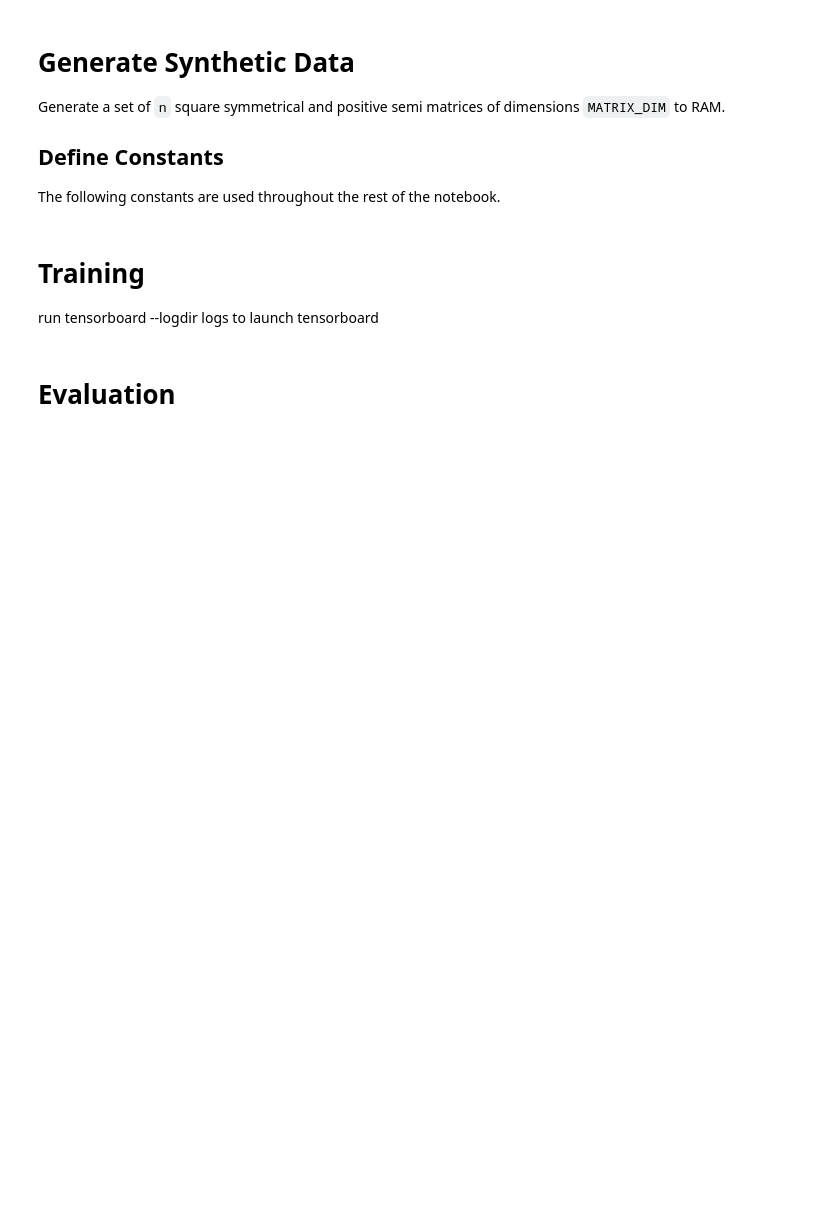
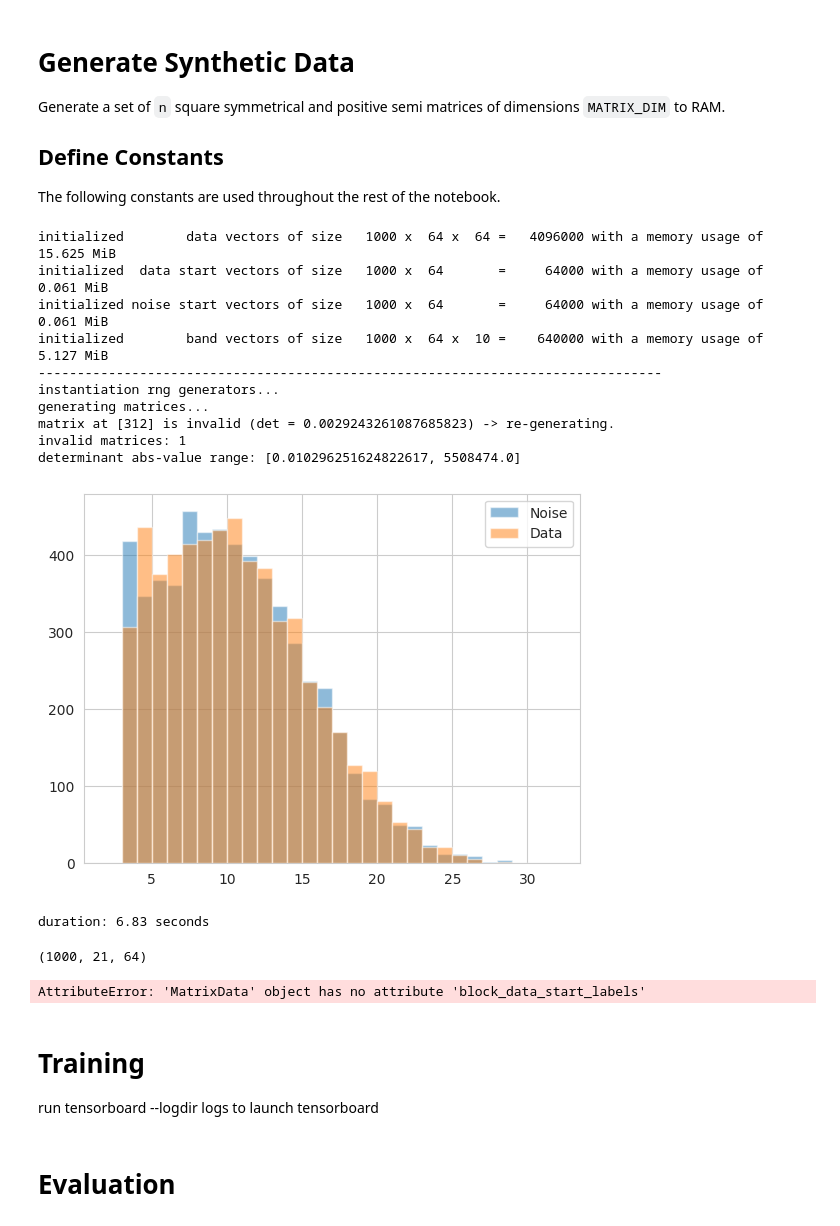
Before and after one commit to 24io/opencampus-ai-project, a Jupyter notebook: testrun.ipynb, the cells around one changed output. Drawn from its saved outputs; the diff is of its cells as text; code cells hidden in the pictures; blank space fills up the shorter version.

Commit message:
update matrix generation in testrun

```diff
--- a/testrun.ipynb
+++ b/testrun.ipynb
@@ -52,7 +58,7 @@ Generate a set of `n` square symmetrical and positive semi matrices of dimension
 The following constants are used throughout the rest of the notebook.
 # %%
 MATRIX_DIM = 64
-NUMBER_OF_MATRICES = 100
+NUMBER_OF_MATRICES = 1000
 DIAGONAL_BAND_RADIUS = 10
 RNG_SEED = 42
 VALUE_COLORBAR = 'rocket'
@@ -84,3 +66,42 @@ test_data = MatrixData(
+# %%
+# Generate matrices
+bgr_noise_value_props = ValueProperties(density_range=(0.3, 0.5), value_range=(0.0, 0.5))
+noise_blk_value_props = ValueProperties(density_range=(0.3, 0.5), value_range=(0.3, 1.0))
+noise_blk_block_props = BlockProperties(size_range=(3, 32), size_average=10, size_std_dev=0.66, gap_chance=0.5)
+tdata_blk_value_props = ValueProperties(density_range=(0.5, 0.7), value_range=(0.3, 1.0))
+tdata_blk_block_props = BlockProperties(size_range=(2, 32), size_average=10, size_std_dev=0.66, gap_chance=0.5)
+
+test_data = MatrixData(
+        dimension=MATRIX_DIM,
+        band_radius=DIAGONAL_BAND_RADIUS,
+        sample_size=NUMBER_OF_MATRICES,
+        background_noise_value_properties=bgr_noise_value_props,
+        block_noise_value_properties=noise_blk_value_props,
+        block_noise_block_properties=noise_blk_block_props,
+        block_data_value_properties=tdata_blk_value_props,
+        block_data_block_properties=tdata_blk_block_props,
+        seed=42,
+        determinant_cutoff=0.01,
+        print_debug=True
+    )
+# %% [output]
+initialized        data vectors of size   1000 x  64 x  64 =   4096000 with a memory usage of  15.625 MiB
+initialized  data start vectors of size   1000 x  64       =     64000 with a memory usage of   0.061 MiB
+initialized noise start vectors of size   1000 x  64       =     64000 with a memory usage of   0.061 MiB
+initialized        band vectors of size   1000 x  64 x  10 =    640000 with a memory usage of   5.127 MiB
+--------------------------------------------------------------------------------
+instantiation rng generators...
+generating matrices...
+matrix at [312] is invalid (det = 0.0029243261087685823) -> re-generating.
+invalid matrices: 1
+determinant abs-value range: [0.010296251624822617, 5508474.0]
+[figure, added]
+duration: 6.83 seconds
+# %%
+test_data.tdata_blk_starts[0]
+test_data.bands.shape
+# %% [output]
+(1000, 21, 64)
 # %%
 bands = test_data.bands.reshape(NUMBER_OF_MATRICES, (DIAGONAL_BAND_RADIUS* 2 + 1), MATRIX_DIM, 1)
 bands = np.nan_to_num(bands) # replace NaNs with 0s
@@ -100,6 +121,8 @@ val_dataset = dataset.skip(train_size).take(val_size)
 test_dataset = dataset.skip(train_size + val_size)
 
 print(f"Train size: {train_size}, Val size: {val_size}, Test size: {test_size}")
+# %% [output]
+AttributeError: 'MatrixData' object has no attribute 'block_data_start_labels'
 # %%
 # Verfiy Shape
 print(train_dataset)
```
Also changed, not shown: parts of 12 cells of this notebook.
